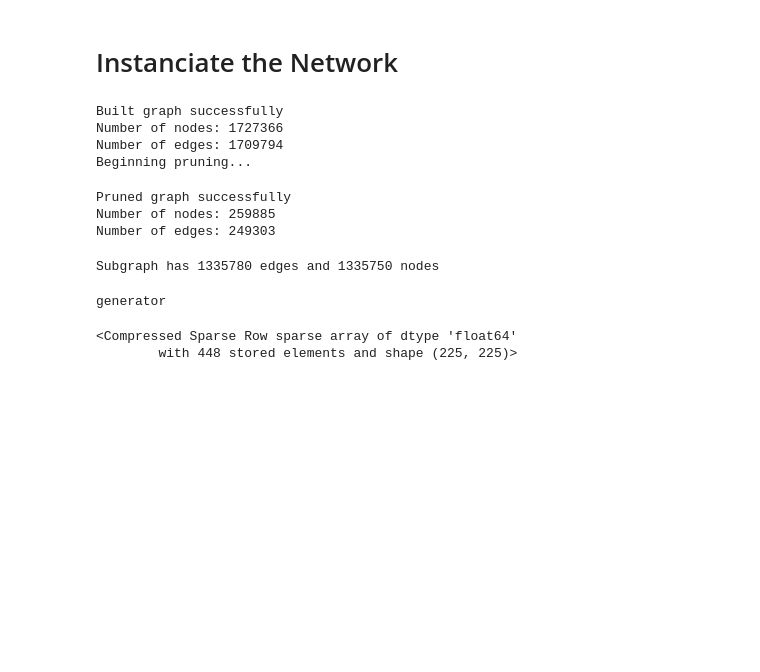
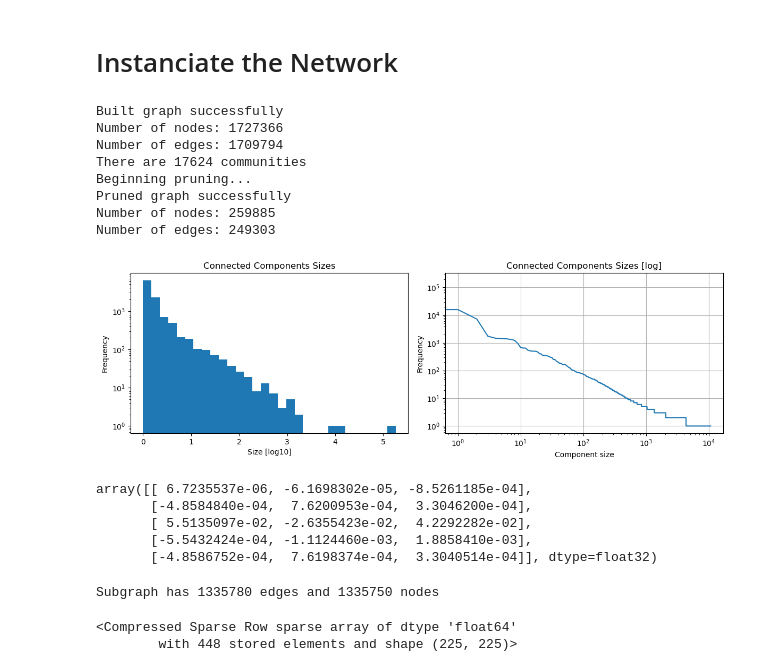
Before and after one commit to MatthiasPersonnaz/Mercor_Cheating_Detection, a Jupyter notebook: Mercor_Cheating_Detection.ipynb, the cells around one changed output. Drawn from its saved outputs; the diff is of its cells as text; code cells hidden in the pictures; blank space fills up the shorter version.

```diff
--- a/Mercor_Cheating_Detection.ipynb
+++ b/Mercor_Cheating_Detection.ipynb
@@ -111,19 +108,33 @@ Evaluation metrics -> [0]       eval-auc:0.94908373889917863, Accuracy: 0.9219
 # %%
 import social_graph
 
 nodes_subset = set(dataset.df_train["ID"].to_list()).union(set(dataset.df_test["ID"].to_list()))
 
 network = social_graph.SocialGraph(source_file=DATA_PATH + "social_graph.csv")
-network.build_from_edges(limit=None)
-network.prune_from_datasets(dataset_train=dataset.df_train, dataset_test=dataset.df_test)
+network.build_from_links(limit=None)
+network.prune_from_datasets(dataset_train=dataset.df_train, dataset_test=dataset.df_test, iter_cutoff=1)
+network.plot_community_sizes()
+# network.compute_node_embeddings(n_components=3)
 # %% [output]
 Built graph successfully
 Number of nodes: 1727366
 Number of edges: 1709794
+There are 17624 communities
 Beginning pruning...
+Pruned graph successfully
+Number of nodes: 259885
+Number of edges: 249303
-Pruned graph successfully
-Number of nodes: 259885
-Number of edges: 249303
+[figure, added]
+# %%
+import random
+random_ids = random.sample(network.node_ids, 5)
+network.get_node_embeddings(random_ids)
+# %% [output]
+array([[ 6.7235537e-06, -6.1698302e-05, -8.5261185e-04],
+       [-4.8584840e-04,  7.6200953e-04,  3.3046200e-04],
+       [ 5.5135097e-02, -2.6355423e-02,  4.2292282e-02],
+       [-5.5432424e-04, -1.1124460e-03,  1.8858410e-03],
+       [-4.8586752e-04,  7.6198374e-04,  3.3040514e-04]], dtype=float32)
 # %%
 import cugraph
 H = network.get_subgraph_view(0)
@@ -131,10 +142,6 @@ print(f"Subgraph has {H.number_of_edges()} edges and {H.number_of_nodes()} nodes
 components_shortest_paths = nx.all_pairs_shortest_path_length(H, backend="cugraph")
 # %% [output]
 Subgraph has 1335780 edges and 1335750 nodes
-# %%
-type(components_shortest_paths)
-# %% [output]
-generator
 # %%
 community_idx = 150
 subgraph = network.get_subgraph_view(community_idx)
```
Also changed, not shown: parts of 8 cells of this notebook, 2 other files.
